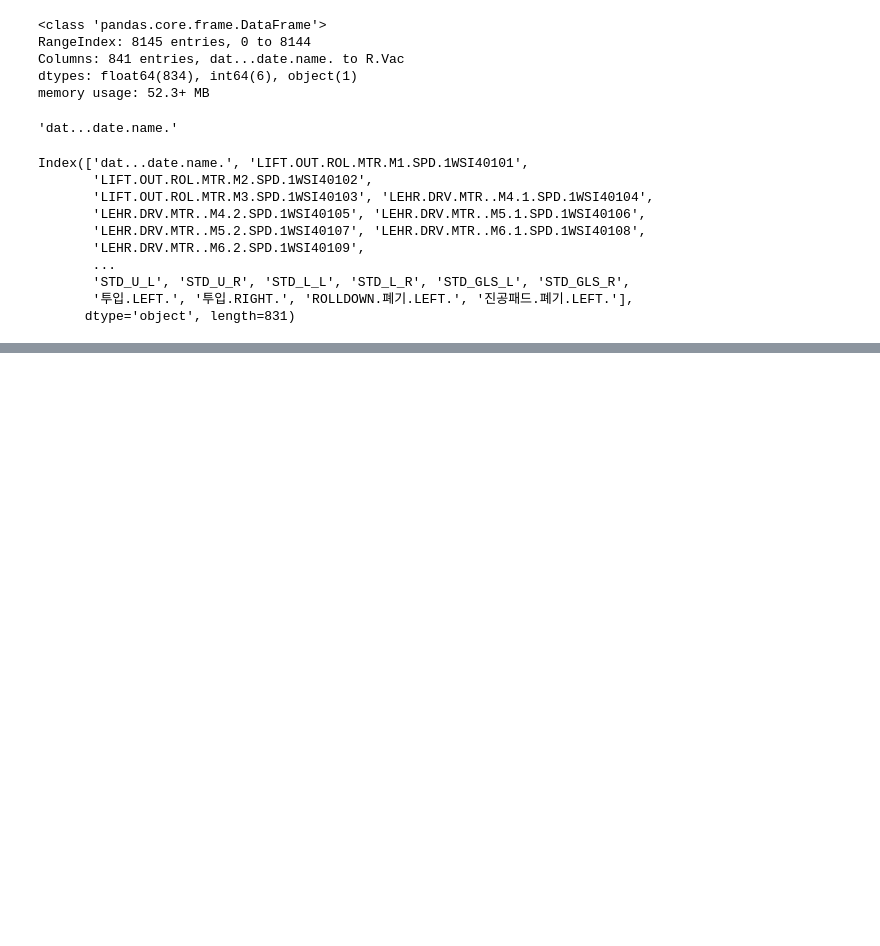
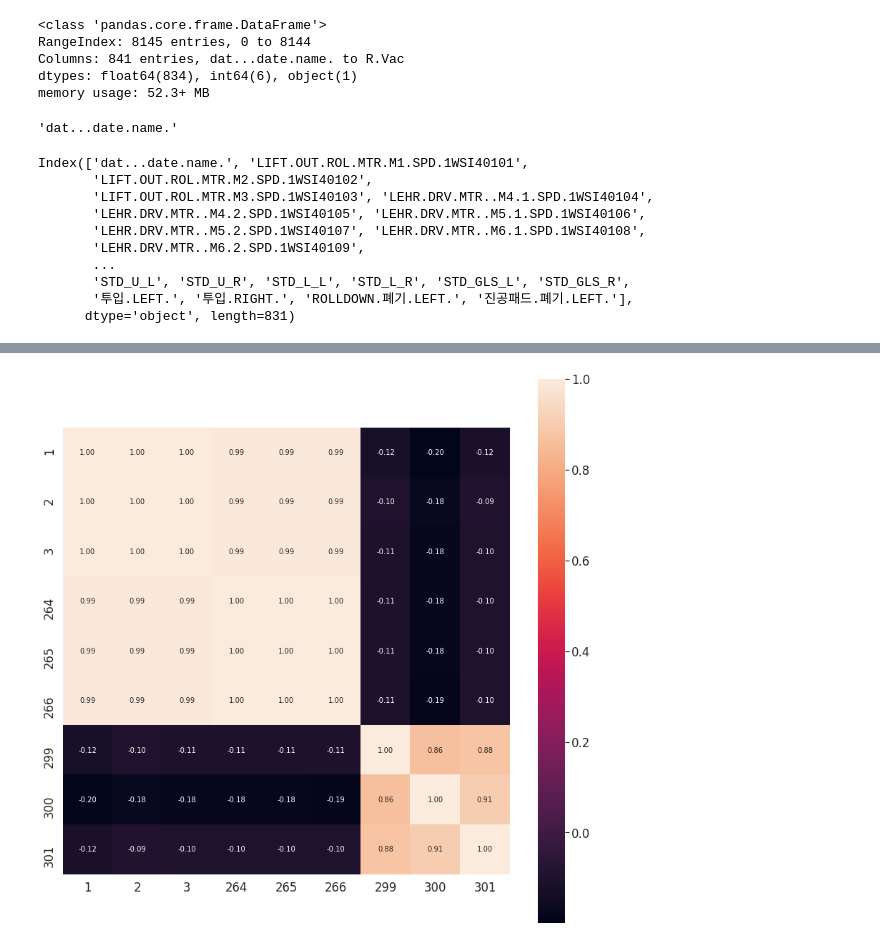
Before and after one commit to ammobam/Display_SensorData, a Jupyter notebook: 210727_나무플래닛_디스플레이_센서데이터.ipynb, the cells around one changed output, grey strips where cells are left out. Cells and saved outputs as stored; diff of their text form; code cells hidden in the pictures; blank space fills up the shorter version.

```diff
--- a/210727_나무플래닛_디스플레이_센서데이터.ipynb
+++ b/210727_나무플래닛_디스플레이_센서데이터.ipynb
@@ -84,0 +140,27 @@ len(name_dict)
+# %%
+# 딕셔너리 키를 리스트로 저장
+key_list = []
+for key in name_dict.keys():
+    key_list.append(key)
+#key_list
+# %%
+# 키를 입력하면 해당 키에 속하는 컬럼간 상관계수 히트맵 그려주는 함수 생성
+def make_heatmap(key):
+    # 컬럼 인덱스 리스트
+    col_atm = name_dict[key]
+
+    # 데이터에서 해당 컬럼만 추출하여 저장하기
+    df = df_origin.iloc[:, col_atm]
+
+    # 상관계수 데이터프레임을 배열로 저장
+    corr_array = df.corr().to_numpy()
+
+    plt.figure(figsize=(14,14))
+    sns.set(font_scale=1.5)
+    sns.heatmap(corr_array, cbar=True, square=True, fmt='.2f', annot=True, annot_kws={'size':10}, yticklabels=col_atm, xticklabels=col_atm)
+    plt.show()
+# %%
+# make_heatmap 함수 확인
+make_heatmap('LIFT.OUT.R')
+# %% [output]
+[figure, added]
```
Also changed, not shown: parts of 12 cells of this notebook.
